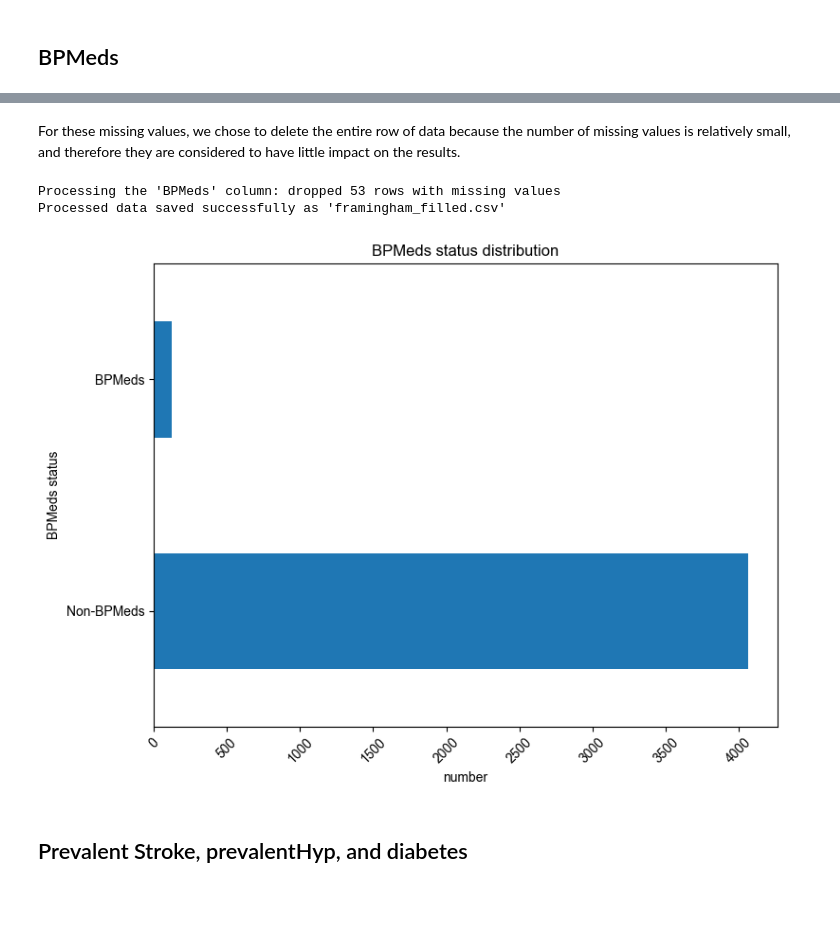
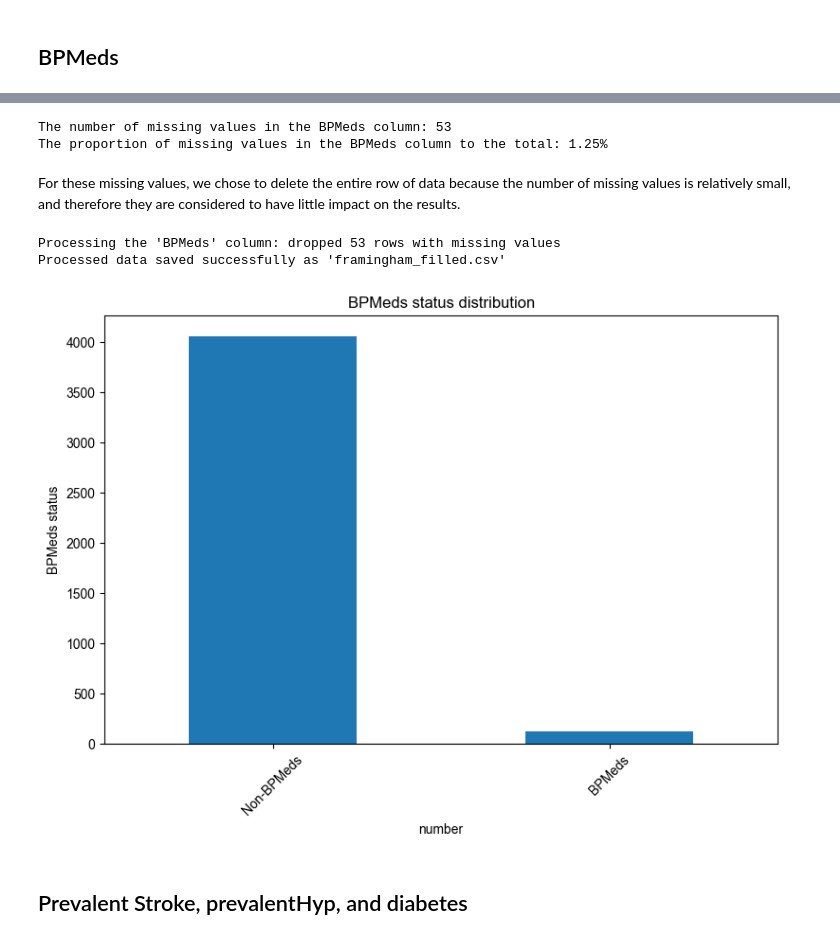
Before and after one commit to Yute-Tjr/CHD_data_analysis, a Jupyter notebook: CHD_data_analysis.ipynb, the cells around one changed output, grey strips where cells are left out. Drawn from its saved outputs; the diff is of its cells as text; code cells hidden in the pictures; blank space fills up the shorter version.

```diff
--- a/CHD_data_analysis.ipynb
+++ b/CHD_data_analysis.ipynb
@@ -329,31 +329,40 @@ plt.show()
+# %%
+total = len(df)
+missing_bpmeds = df['BPMeds'].isnull().sum()
+missing_ratio = missing_bpmeds / total * 100
+print(f"The number of missing values in the BPMeds column: {missing_bpmeds}")
+print(f"The proportion of missing values in the BPMeds column to the total: {missing_ratio:.2f}%")
+# %% [output]
+The number of missing values in the BPMeds column: 53
+The proportion of missing values in the BPMeds column to the total: 1.25%
 # %% [markdown]
 For these missing values, we chose to delete the entire row of data because the number of missing values is relatively small, and therefore they are considered to have little impact on the results.
 # %%
 # Count the missing values in the 'BPMeds' column
 missing_bpmeds = df['BPMeds'].isnull().sum()
 
 # Drop rows where 'BPMeds' is NA
 df = df.dropna(subset=['BPMeds'])
 
 print(f"Processing the 'BPMeds' column: dropped {missing_bpmeds} rows with missing values")
 
 df.to_csv('framingham_filled.csv', index=False)
 print("Processed data saved successfully as 'framingham_filled.csv'")
 
 # show result after fill
 value_counts_BPMeds = df['BPMeds'].value_counts()
 plt.figure(figsize=(8, 6))
-value_counts_BPMeds.plot(kind='barh')
+value_counts_BPMeds.plot(kind='bar')
 plt.ylabel('BPMeds status')
 plt.xlabel('number')
 plt.xticks(rotation=45)
 plt.title('BPMeds status distribution')
 plt.tight_layout()
 plt.show()
 # %% [output]
 Processing the 'BPMeds' column: dropped 53 rows with missing values
 Processed data saved successfully as 'framingham_filled.csv'
-[figure, old version]
+[figure, new version]
 # %% [markdown]
 ## Prevalent Stroke, prevalentHyp, and diabetes
 # %%
```
Also changed, not shown: parts of 1 cell of this notebook.
